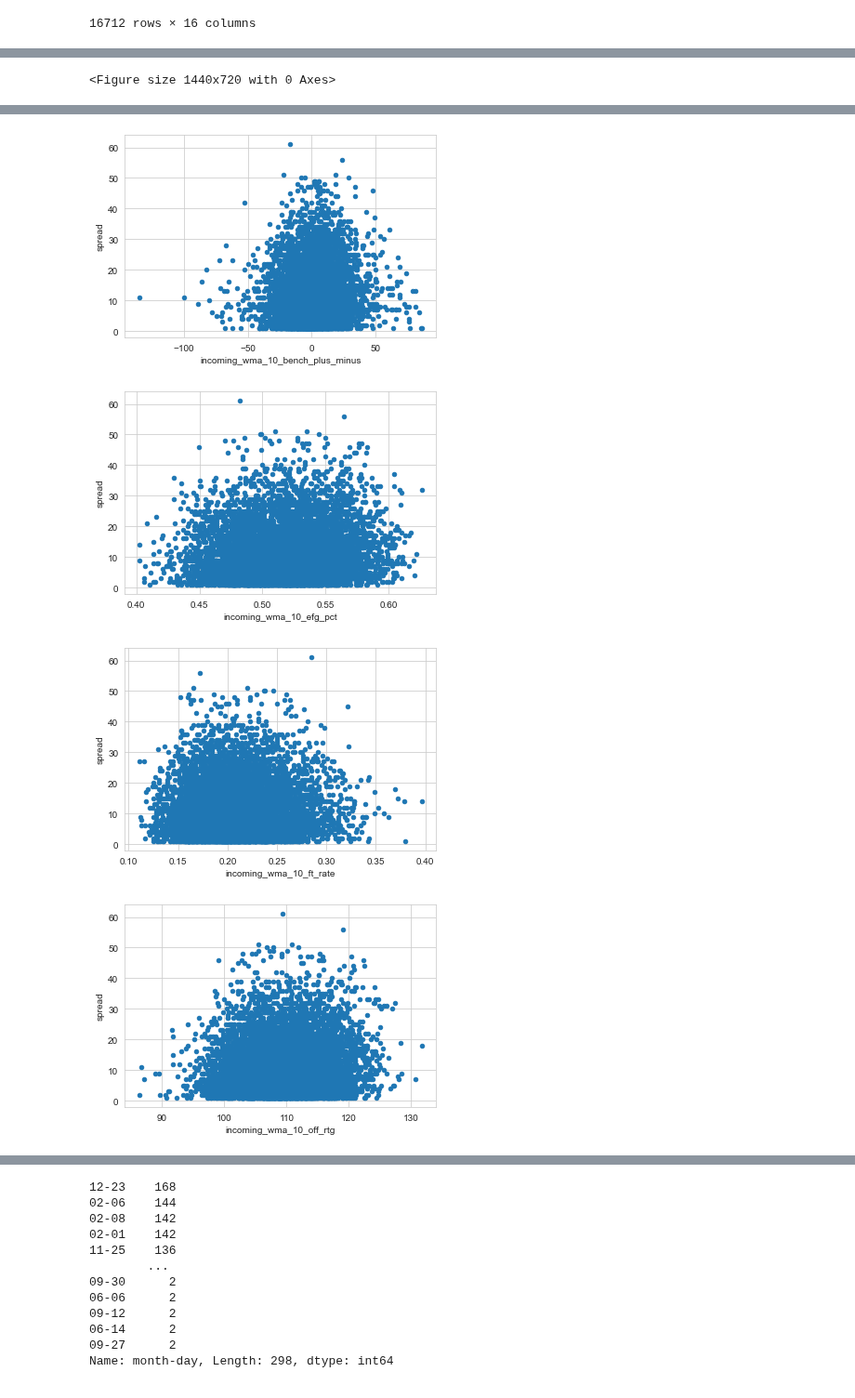
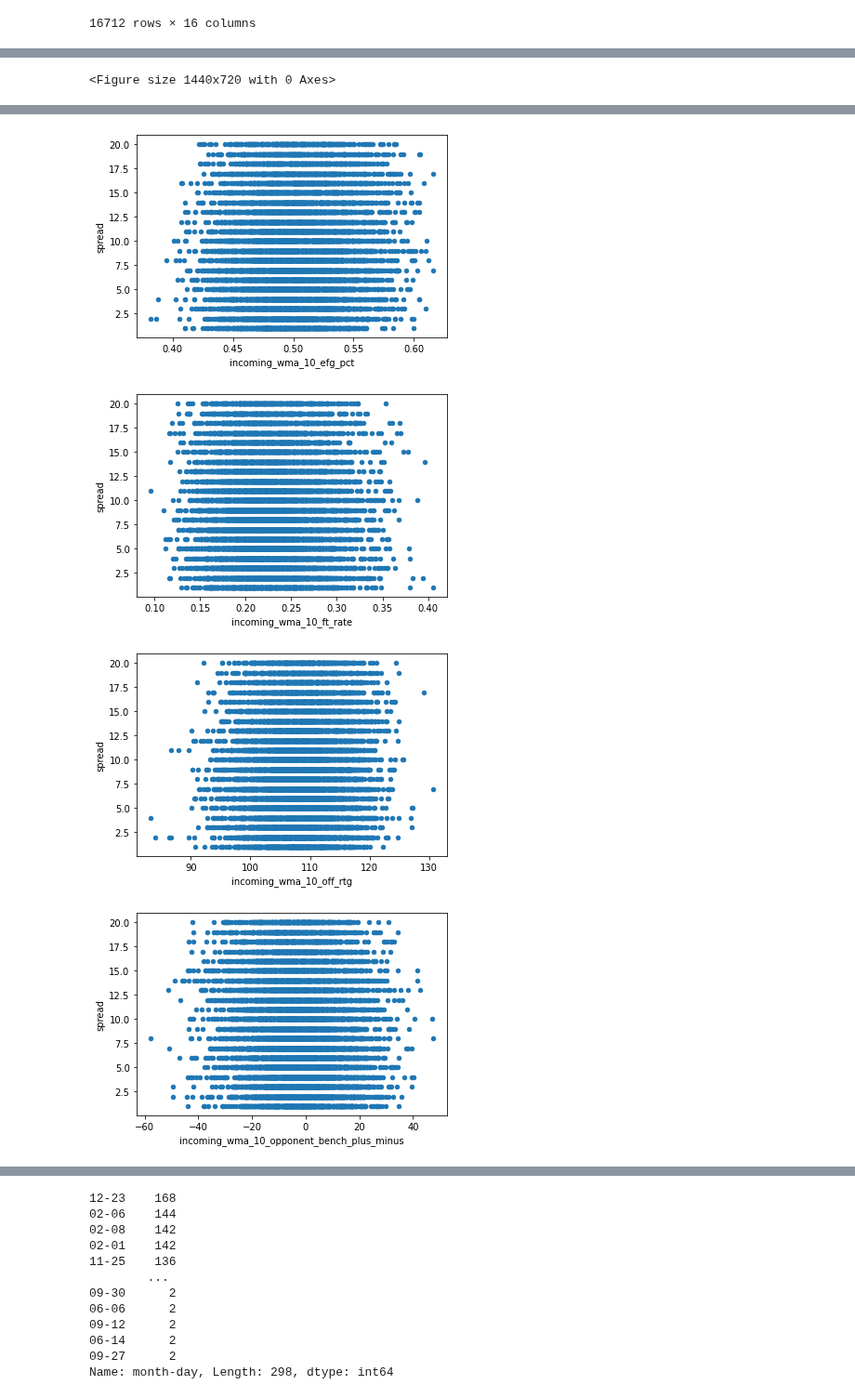
Before and after one commit to cwilbar04/gcp-end-to-end-nba-predictions, a Jupyter notebook: notebooks/EDA.ipynb, the cells around one changed output, grey strips where cells are left out. Shown at 93% size. Drawn from its saved outputs; the diff is of its cells as text; code cells hidden in the pictures.

```diff
--- a/notebooks/EDA.ipynb
+++ b/notebooks/EDA.ipynb
@@ -86,7 +82,7 @@ for x in range(len(model)):
     model.loc[x,'month'] = model.loc[x,'game_date'].month
     model.loc[x,'month-day'] = model.loc[x,'game_date'].strftime('%m-%d')
 # %%
-model_included = model[['spread','month','incoming_is_win_streak', 'incoming_wma_10_bench_plus_minus',
+model_included = model[['spread', 'incoming_is_win_streak', 'incoming_wma_10_bench_plus_minus',
        'incoming_wma_10_efg_pct', 'incoming_wma_10_ft_rate',
        'incoming_wma_10_off_rtg', 'incoming_wma_10_opponent_bench_plus_minus',
        'incoming_wma_10_opponent_efg_pct', 'incoming_wma_10_opponent_ft_rate',
@@ -94,4 +90,6 @@ model_included = model[['spread','month','incoming_is_win_streak', 'incoming_wma
        'incoming_wma_10_opponnent_starter_minutes_played_proportion',
        'incoming_wma_10_pace',
        'incoming_wma_10_starter_minutes_played_proportion',
-       'incoming_wma_10_tov_pct', 'is_home_team']]
+       'incoming_wma_10_tov_pct', 'incoming_rest_days', 'opponent_incoming_rest_days']]
+# %%
+model_included['rest_days_difference'] = model_included['incoming_rest_days'] - model_included['opponent_incoming_rest_days']
@@ -97,0 +102,2 @@ model_included = model[['spread','month','incoming_is_win_streak', 'incoming_wma
+# %%
+model_included.drop(columns=['incoming_rest_days', 'opponent_incoming_rest_days'], inplace=True)
@@ -210,3 +296,5 @@ model_included.drop(columns='spread')
 | 16710 | 4.0 | 1.0 | -4.200000 | 0.546618 | 0.168491 | ... |
 | 16711 | 4.0 | -2.0 | -8.200000 | 0.487473 | 0.221655 | ... |
 16712 rows × 16 columns
+# %%
+model_included_20 = model_included[model_included['spread']<=20]
@@ -213,8 +326,8 @@ model_included.drop(columns='spread')
 # %%
 plt.figure(figsize=(20,10))
 columns = 4
-for col in model_included.drop(columns='spread'):
-    new_model = model_included[model_included['spread']>0].sort_values(by = col)
+for col in model_included_20.drop(columns='spread'):
+    new_model = model_included_20[model_included_20['spread']>0].sort_values(by = col)
     ax = new_model.plot(kind='scatter', x=col, y='spread')
 # %% [output]
 <Figure size 1440x720 with 0 Axes>
@@ -223,4 +336,4 @@ for col in model_included.drop(columns='spread'):
-[figure, old version]
+[figure, new version]
-[figure, old version]
+[figure, new version]
-[figure, old version]
+[figure, new version]
-[figure, old version]
+[figure, new version]
```
Also changed, not shown: parts of 15 cells of this notebook.
